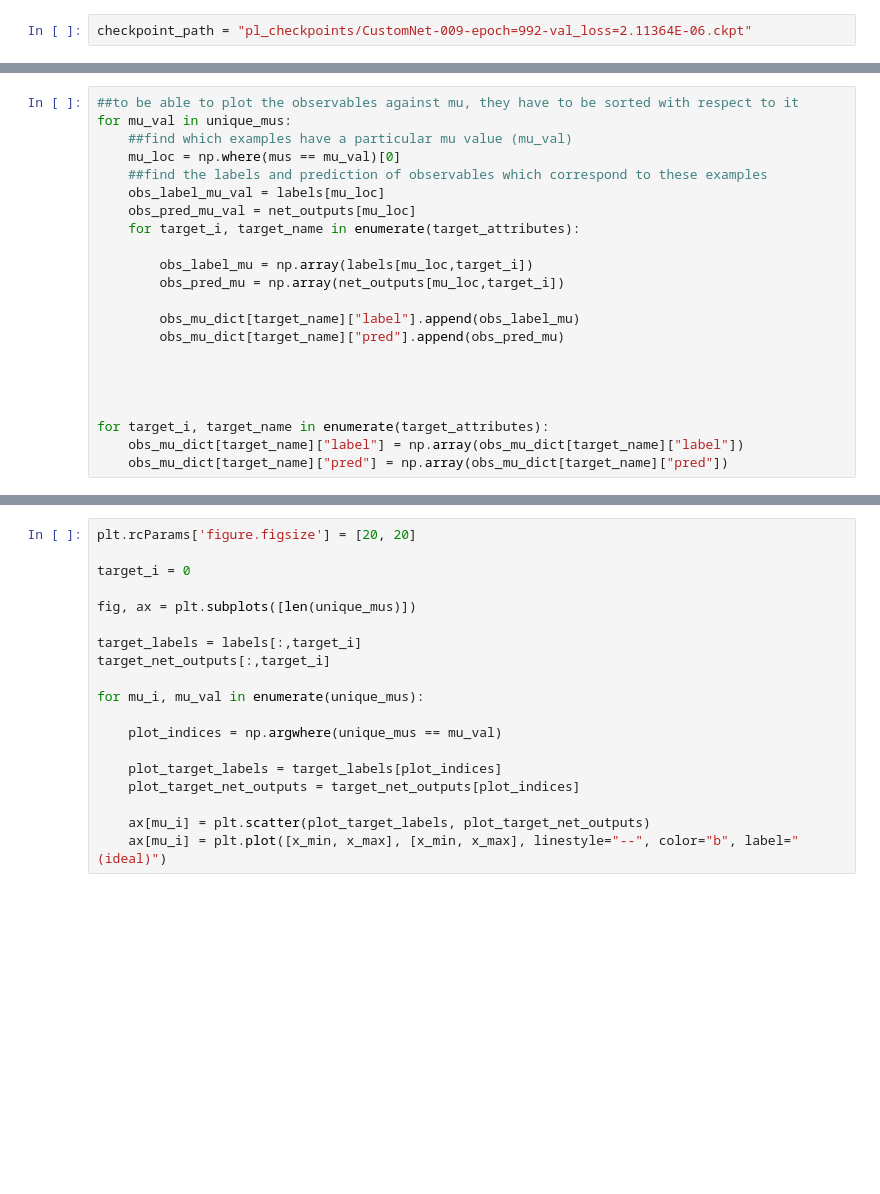
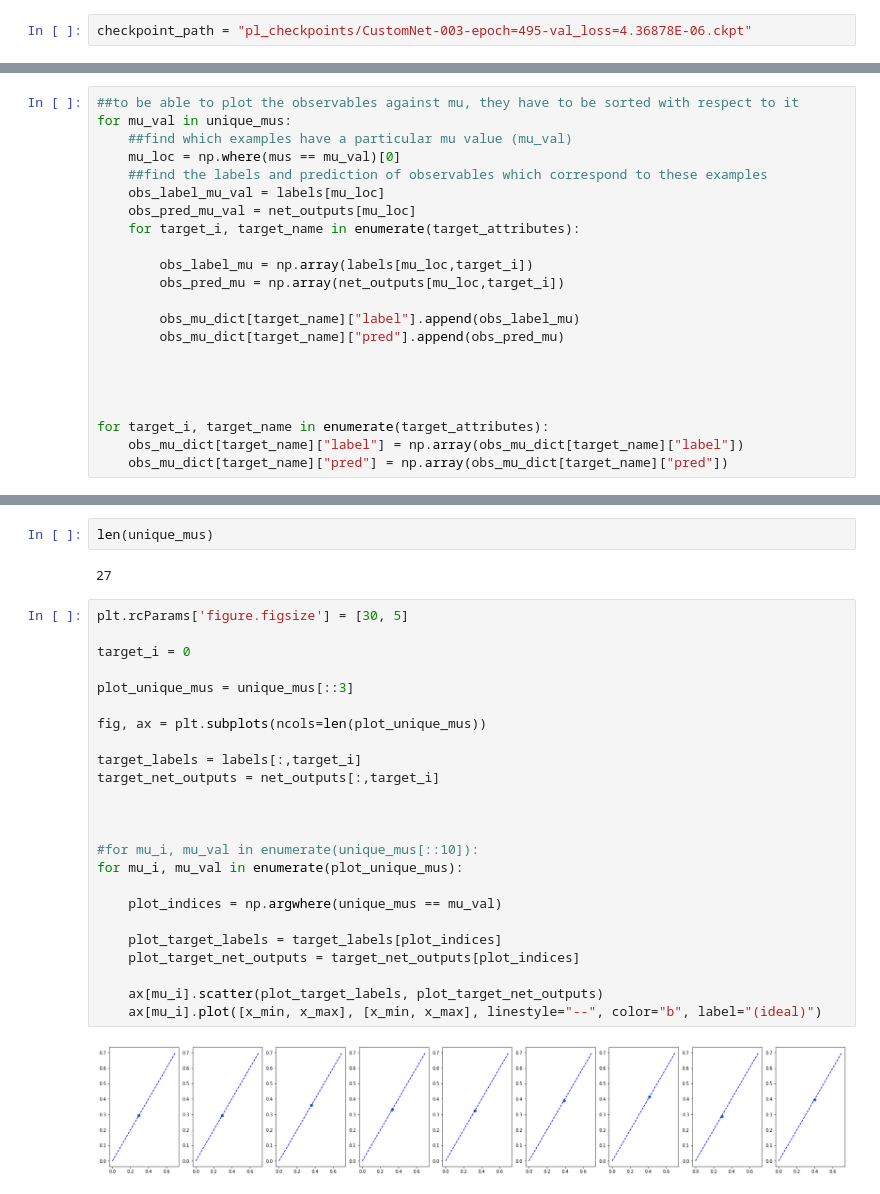
Before and after one commit to srineeey/neural_networks, a Jupyter notebook: lat_cnn_lightning_optuna/custom_lat_cnn_lightning.ipynb, the cells around one changed output, grey strips where cells are left out. Saved outputs shown, nothing was run; the diff lists cells and outputs as text; blank space fills up the shorter version.

```diff
--- a/lat_cnn_lightning_optuna/custom_lat_cnn_lightning.ipynb
+++ b/lat_cnn_lightning_optuna/custom_lat_cnn_lightning.ipynb
@@ -484,7 +484,7 @@ for trial_i, trial in enumerate(study.trials):
 
 plt.scatter(trial_coords[:,0], trial_coords[:,1], c=trial_metrics, cmap="RdBu")
 # %%
-checkpoint_path = "pl_checkpoints/CustomNet-009-epoch=992-val_loss=2.11364E-06.ckpt"
+checkpoint_path = "pl_checkpoints/CustomNet-003-epoch=495-val_loss=4.36878E-06.ckpt"
 # %%
 for hpar in study.best_params:
 #for hpar in best_params:
@@ -651,22 +701,33 @@ plt.savefig("phi2_label_pred")
+# %%
+len(unique_mus)
+# %% [output]
+27
 # %%
-plt.rcParams['figure.figsize'] = [20, 20]
+plt.rcParams['figure.figsize'] = [30, 5]
 
 target_i = 0
 
-fig, ax = plt.subplots([len(unique_mus)])
+plot_unique_mus = unique_mus[::3]
+
+fig, ax = plt.subplots(ncols=len(plot_unique_mus))
 
 target_labels = labels[:,target_i]
-target_net_outputs[:,target_i]
+target_net_outputs = net_outputs[:,target_i]
 
-for mu_i, mu_val in enumerate(unique_mus):
+
+
+#for mu_i, mu_val in enumerate(unique_mus[::10]):
+for mu_i, mu_val in enumerate(plot_unique_mus):
 
     plot_indices = np.argwhere(unique_mus == mu_val)
 
     plot_target_labels = target_labels[plot_indices]
     plot_target_net_outputs = target_net_outputs[plot_indices]
 
-    ax[mu_i] = plt.scatter(plot_target_labels, plot_target_net_outputs)
-    ax[mu_i] = plt.plot([x_min, x_max], [x_min, x_max], linestyle="--", color="b", label="(ideal)")
+    ax[mu_i].scatter(plot_target_labels, plot_target_net_outputs)
+    ax[mu_i].plot([x_min, x_max], [x_min, x_max], linestyle="--", color="b", label="(ideal)")
+# %% [output]
+[figure, added]
 # %%
 plt.rcParams['figure.figsize'] = [10, 10]
 
```
Also changed, not shown: parts of 8 cells of this notebook, 4 other files.
